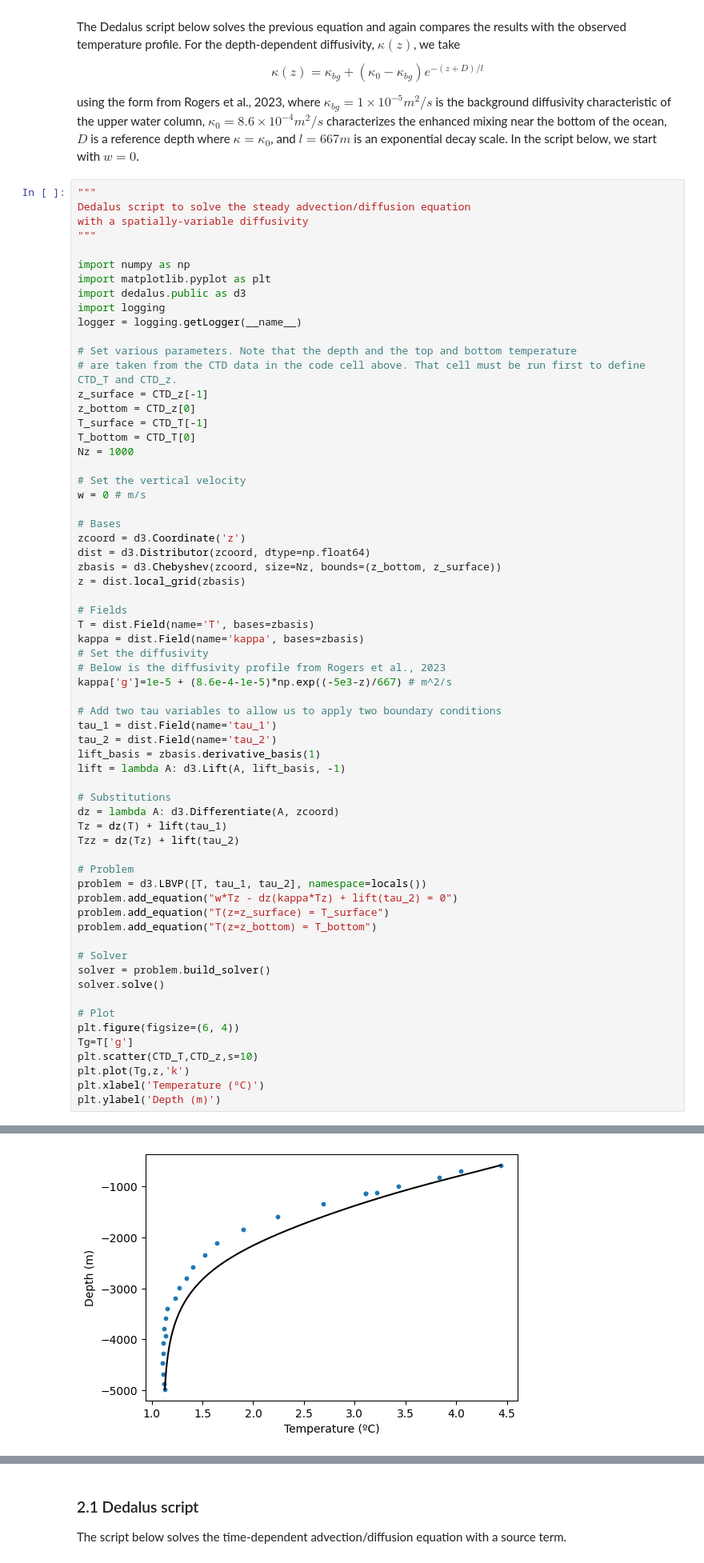
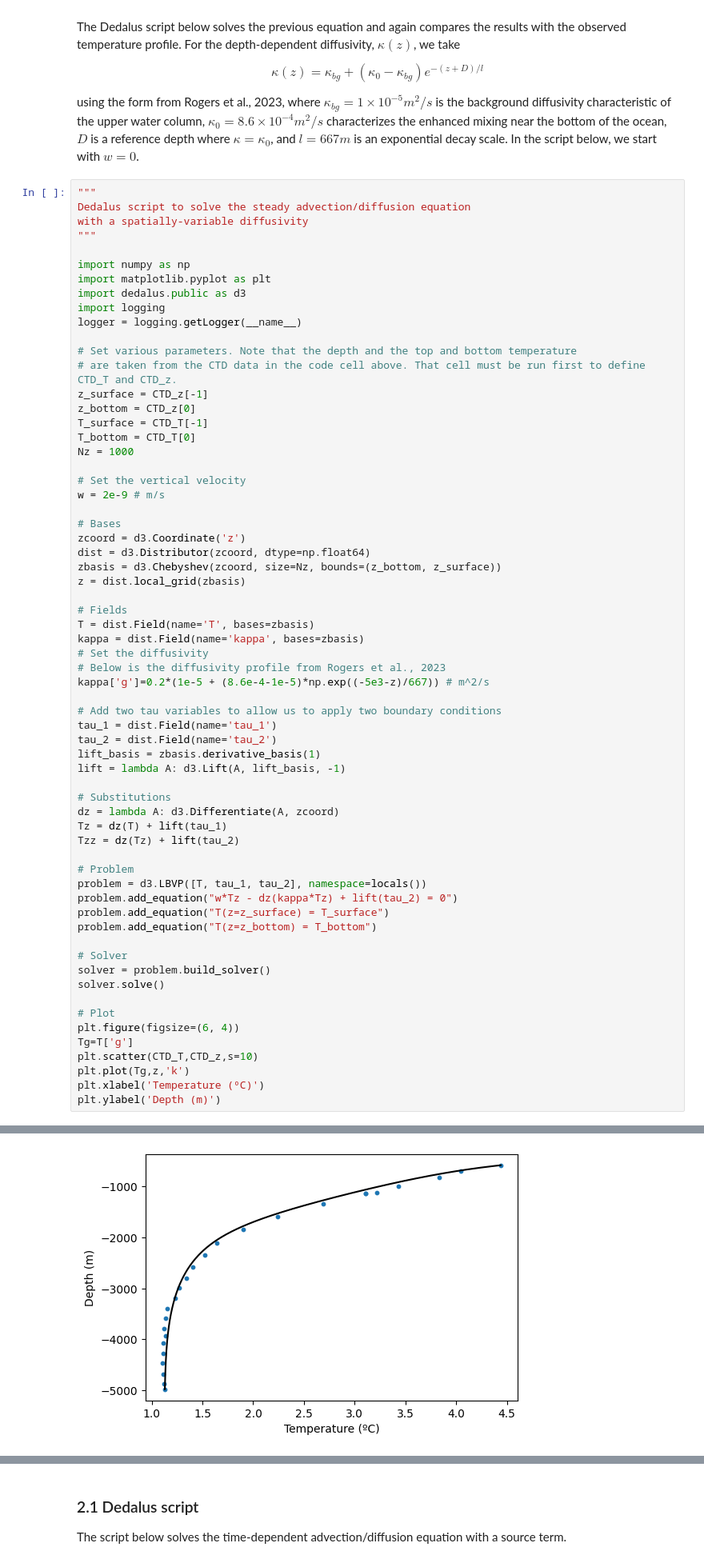
Before and after one commit to meganlouiseedwards/QCES, a Jupyter notebook: Project2_transport.ipynb, the cells around one changed output, grey strips where cells are left out. Shown: that part at 80% size. Drawn from its saved outputs; the diff is of its cells as text.

```diff
--- a/Project2_transport.ipynb
+++ b/Project2_transport.ipynb
@@ -221,7 +221,7 @@ T_bottom = CTD_T[0]
 Nz = 1000
 
 # Set the vertical velocity
-w = 0 # m/s
+w = 2e-9 # m/s
 
 # Bases
 zcoord = d3.Coordinate('z')
@@ -234,7 +234,7 @@ T = dist.Field(name='T', bases=zbasis)
 kappa = dist.Field(name='kappa', bases=zbasis)
 # Set the diffusivity
 # Below is the diffusivity profile from Rogers et al., 2023
-kappa['g']=1e-5 + (8.6e-4-1e-5)*np.exp((-5e3-z)/667) # m^2/s
+kappa['g']=0.2*(1e-5 + (8.6e-4-1e-5)*np.exp((-5e3-z)/667)) # m^2/s
 
 # Add two tau variables to allow us to apply two boundary conditions
 tau_1 = dist.Field(name='tau_1')
@@ -270,5 +270,5 @@ INFO:subsystems:Building subproblem matrices 1/1 (~100%) Elapsed: 0s, Remaining:
 Text(0, 0.5, 'Depth (m)')
-[figure, old version]
+[figure, new version]
 # %% [markdown]
 ### 1.6 Student investigation
 <a id='section1pt6'></a>
```
Also changed, not shown: parts of 7 cells of this notebook.
